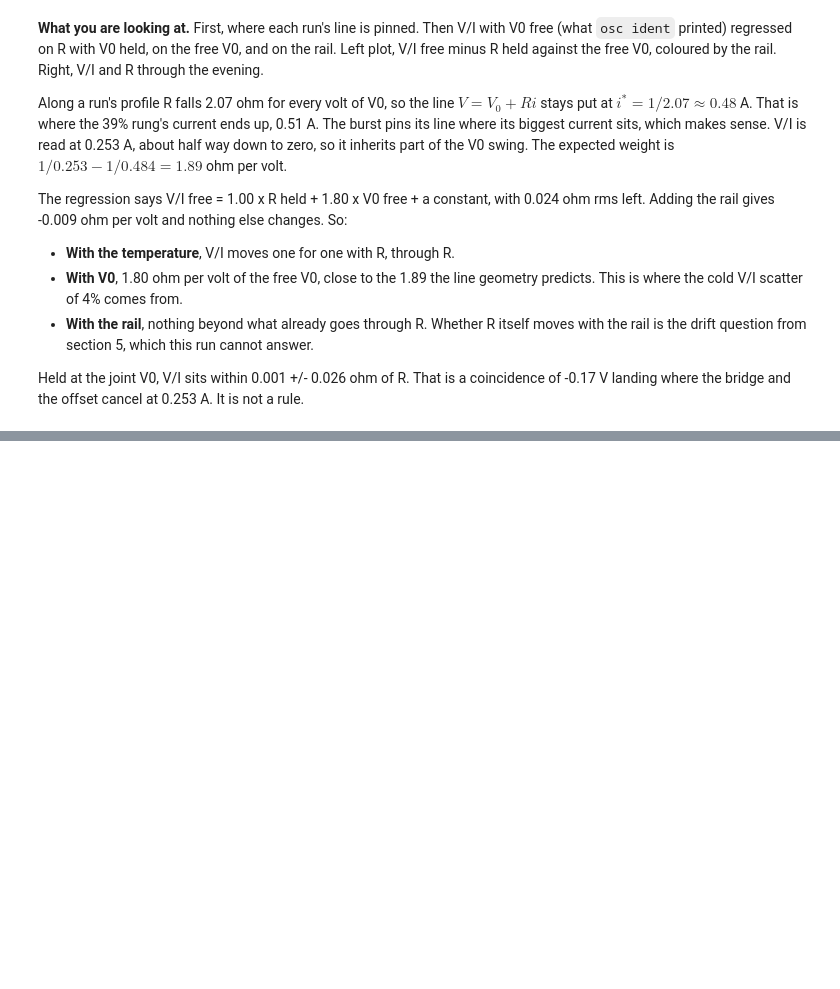
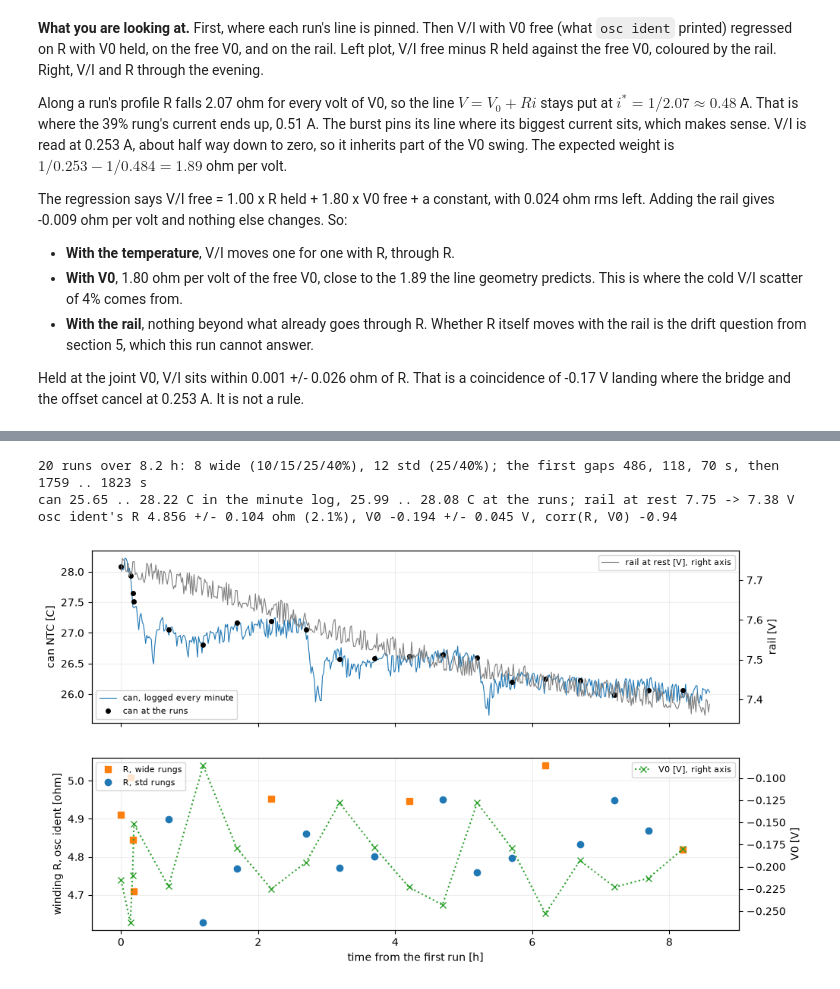
Before and after one commit to OpenServoCore/open-servo-core, a Jupyter notebook: notebooks/14-winding-r-as-a-thermometer.ipynb, the cells around one changed output, grey strips where cells are left out. Cells and saved outputs as stored; diff of their text form; code cells hidden in the pictures; blank space fills up the shorter version.

Commit message:
notebooks: 14 reads the evening against an overnight rest series

```diff
--- a/notebooks/14-winding-r-as-a-thermometer.ipynb
+++ b/notebooks/14-winding-r-as-a-thermometer.ipynb
@@ -1022,0 +1056,51 @@ landing where the bridge and the offset cancel at 0.253 A. It is not a rule.
+# %%
+# The overnight rest series: one osc ident burst every 30 minutes, the servo at mid travel with
+# torque off and nothing heating it. The can NTC and the rail are logged every minute between runs.
+from oscnb import thermal
+
+DSN = oscnb.datasets.ROOT / "mg90-a__dev-v006-2A__2s__rest"
+NIGHT = pd.read_csv(DSN / "runs.csv")
+AMB = pd.read_csv(DSN / "ambient.csv.gz")
+NIGHT["can"] = thermal.ntc_c((NIGHT.ntc_raw_before + NIGHT.ntc_raw_after) / 2)
+NIGHT["rail"] = board.vsys_v(NIGHT.vbus_raw)
+AMB["can"] = thermal.ntc_c(AMB.ntc_raw)
+AMB["rail"] = board.vsys_v(AMB.vbus_raw)
+WIDE = NIGHT.kind == "wide"
+
+gaps = NIGHT.t_s.diff().iloc[1:]
+print(f"{len(NIGHT)} runs over {NIGHT.t_s.max() / 3600:.1f} h: {WIDE.sum()} wide (10/15/25/40%), "
+      f"{(~WIDE).sum()} std (25/40%); the first gaps {', '.join(f'{g:.0f}' for g in gaps.iloc[:3])} s, "
+      f"then {gaps.iloc[3:].min():.0f} .. {gaps.iloc[3:].max():.0f} s")
+print(f"can {AMB.can.min():.2f} .. {AMB.can.max():.2f} C in the minute log, {NIGHT.can.min():.2f} .. "
+      f"{NIGHT.can.max():.2f} C at the runs; rail at rest {NIGHT.rail.iloc[0]:.2f} -> {NIGHT.rail.iloc[-1]:.2f} V")
+r, v = NIGHT.wave_r_ohm, NIGHT.v0_v
+print(f"osc ident's R {r.mean():.3f} +/- {r.std():.3f} ohm ({r.std() / r.mean() * 100:.1f}%), "
+      f"V0 {v.mean():+.3f} +/- {v.std():.3f} V, corr(R, V0) {np.corrcoef(r, v)[0, 1]:+.2f}")
+
+fig, (a1, a2) = plt.subplots(2, 1, figsize=(11, 6.5), sharex=True)
+a1.plot(AMB.t_s / 3600, AMB.can, "-", lw=0.8, label="can, logged every minute")
+a1.plot(NIGHT.t_s / 3600, NIGHT.can, "ko", ms=4, label="can at the runs")
+a1.set_ylabel("can NTC [C]")
+a1b = a1.twinx()
+a1b.plot(AMB.t_s / 3600, AMB.rail, "-", color="tab:grey", lw=0.8, label="rail at rest [V], right axis")
+a1b.set_ylabel("rail [V]")
+a1.legend(loc="lower left", fontsize=8)
+a1b.legend(loc="upper right", fontsize=8)
+for kind, mk, col in (("wide", "s", "tab:orange"), ("std", "o", "tab:blue")):
+    g = NIGHT[NIGHT.kind == kind]
+    a2.plot(g.t_s / 3600, g.wave_r_ohm, mk, color=col, label=f"R, {kind} rungs")
+a2.set_ylabel("winding R, osc ident [ohm]")
+a2b = a2.twinx()
+a2b.plot(NIGHT.t_s / 3600, NIGHT.v0_v, "x:", color="tab:green", label="V0 [V], right axis")
+a2b.set_ylabel("V0 [V]")
+a2.legend(loc="upper left", fontsize=8)
+a2b.legend(loc="upper right", fontsize=8)
+a2.set_xlabel("time from the first run [h]")
+for ax in (a1, a2):
+    ax.grid(alpha=0.2)
+plt.show()
+# %% [output]
+20 runs over 8.2 h: 8 wide (10/15/25/40%), 12 std (25/40%); the first gaps 486, 118, 70 s, then 1759 .. 1823 s
+can 25.65 .. 28.22 C in the minute log, 25.99 .. 28.08 C at the runs; rail at rest 7.75 -> 7.38 V
+osc ident's R 4.856 +/- 0.104 ohm (2.1%), V0 -0.194 +/- 0.045 V, corr(R, V0) -0.94
+[figure, added]
```
Also changed, not shown: parts of 26 cells of this notebook.
